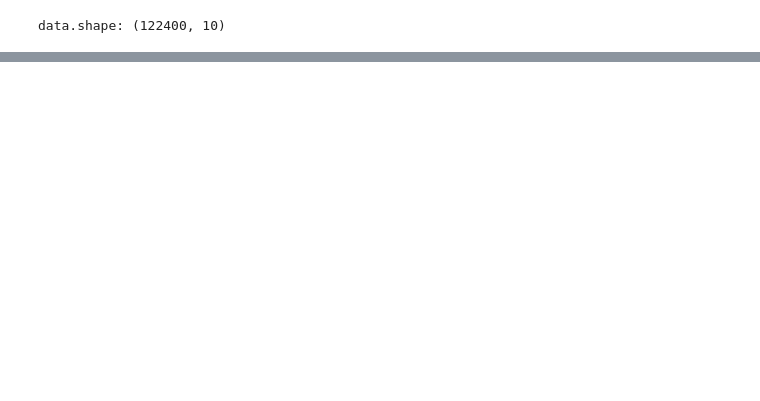
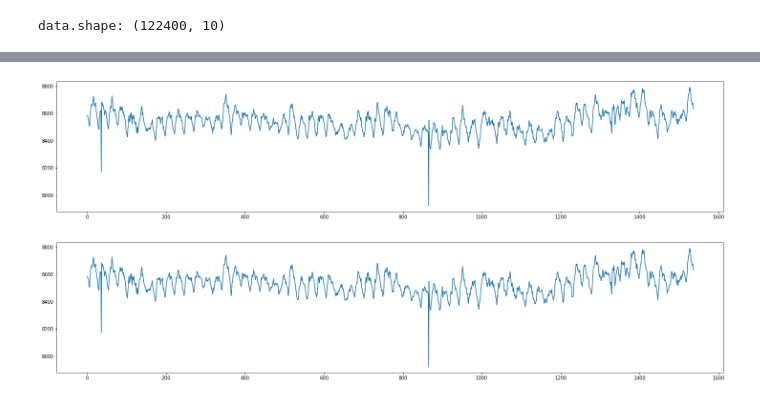
Before and after one commit to fidabspd/time-series, a Jupyter notebook: codes/4_multi_task_learning.ipynb, the cells around one changed output, grey strips where cells are left out. Cells and saved outputs as stored; diff of their text form; code cells hidden in the pictures; blank space fills up the shorter version.

```diff
--- a/codes/4_multi_task_learning.ipynb
+++ b/codes/4_multi_task_learning.ipynb
@@ -31,11 +33,14 @@ CONFIGS = {
     'learning_rate': 5e-5,
     'epochs': 100,
     'es_patience': 5,
+    'weight_decay': 1e-4,
 
     'window_size': 7*24,
     'shift': 1,
     'target_length': 3,
 }
+
+CONFIGS['tensorboard_log_path'] = f'../logs/tensorboard/{CONFIGS["model_name"]}'
 # %%
 train_origin = pd.read_csv(CONFIGS['data_path']+'train.csv', encoding='cp949')
 # %%
@@ -163,15 +168,24 @@ new_data = standard_scaling(new_data, scaling_by_building_cols, scaling_by_all_c
 # %%
 building_num_cols = ['num']
 building_info_cols = ['range', 'mean', 'std', 'holiday_gap', 'day_gap']
+# target_time_info_cols = [
+#     'temp', 'wind', 'humid', 'rain', 'sun', 'time_stamp',
+#     'cos_hour', 'sin_hour', 'cos_weekday', 'sin_weekday',
+#     'is_holiday',
+# ]
 target_time_info_cols = [
-    'temp', 'wind', 'humid', 'rain', 'sun', 'time_stamp',
+    'temp', 'wind', 'humid', 'rain', 'sun',
     'cos_hour', 'sin_hour', 'cos_weekday', 'sin_weekday',
     'is_holiday',
 ]
+# time_series_cols = [
+#     'temp', 'wind', 'humid', 'rain', 'sun', 'time_stamp',
+#     'cos_hour', 'sin_hour', 'cos_weekday', 'sin_weekday',
+#     'is_holiday', 'target',
+# ]
 time_series_cols = [
-    'temp', 'wind', 'humid', 'rain', 'sun', 'time_stamp',
     'cos_hour', 'sin_hour', 'cos_weekday', 'sin_weekday',
-    'is_holiday', 'target',
+    'target',
 ]
 target_cols = ['target']
 to_inverse_cols = ['mean_to_inverse', 'std_to_inverse']
@@ -609,0 +677,21 @@ test_loss: 0.007546     test_rmse: 1469.002808
+# %%
+tmp = train.query('num == 0')
+target_tmp = (
+    tmp['target'] * \
+    tmp['std_to_inverse'] + \
+    tmp['mean_to_inverse']
+)[168:].reset_index(drop=True)
+
+plt.figure(figsize=(25, 5))
+plt.plot(target_tmp)
+plt.show()
+
+tmp = data.query('num == 0').reset_index(drop=True)
+target_tmp = tmp['target'][168:-168*2].reset_index(drop=True)
+
+plt.figure(figsize=(25, 5))
+plt.plot(target_tmp)
+plt.show()
+# %% [output]
+[figure, added]
+[figure, added]
```
Also changed, not shown: parts of 16 cells of this notebook.
